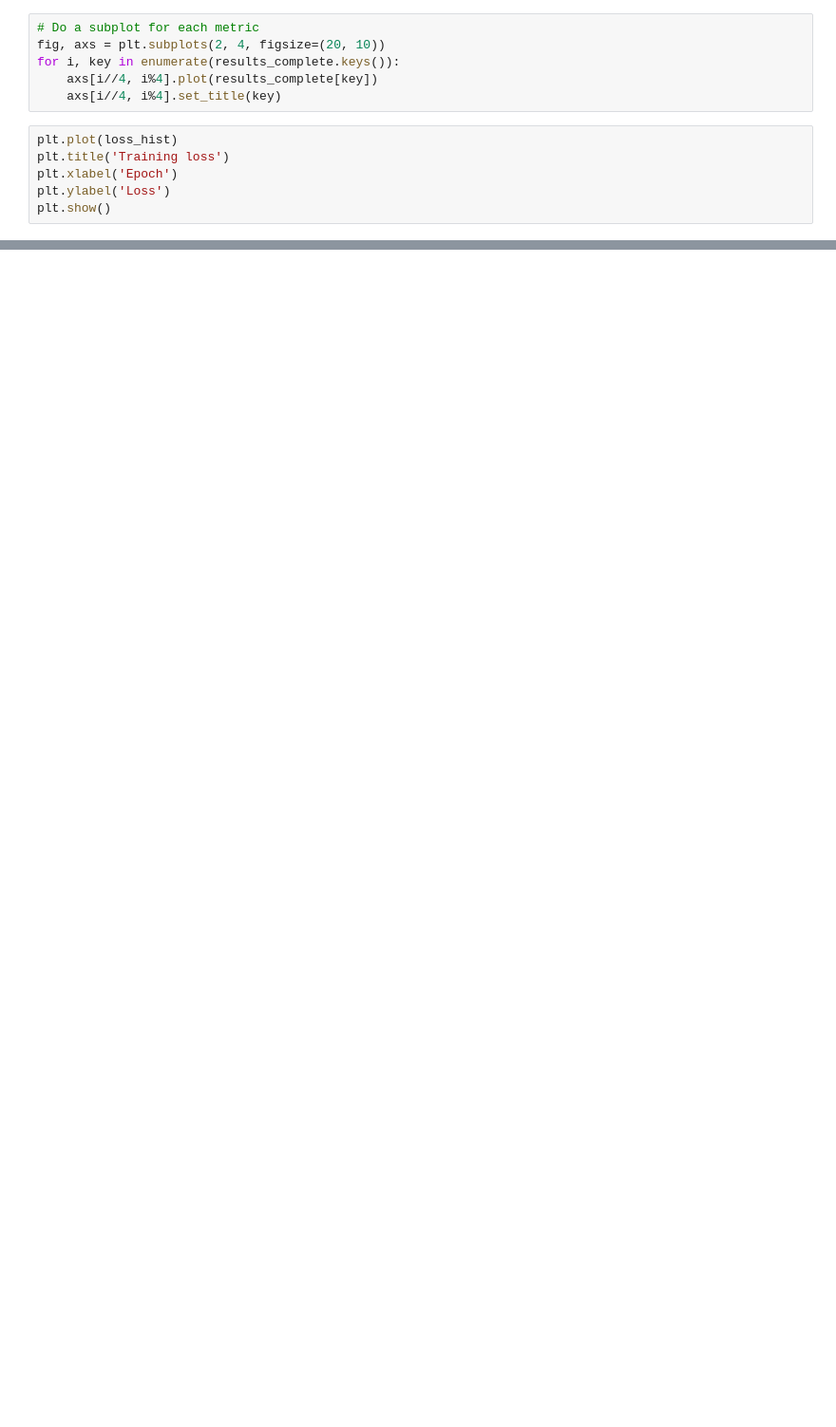
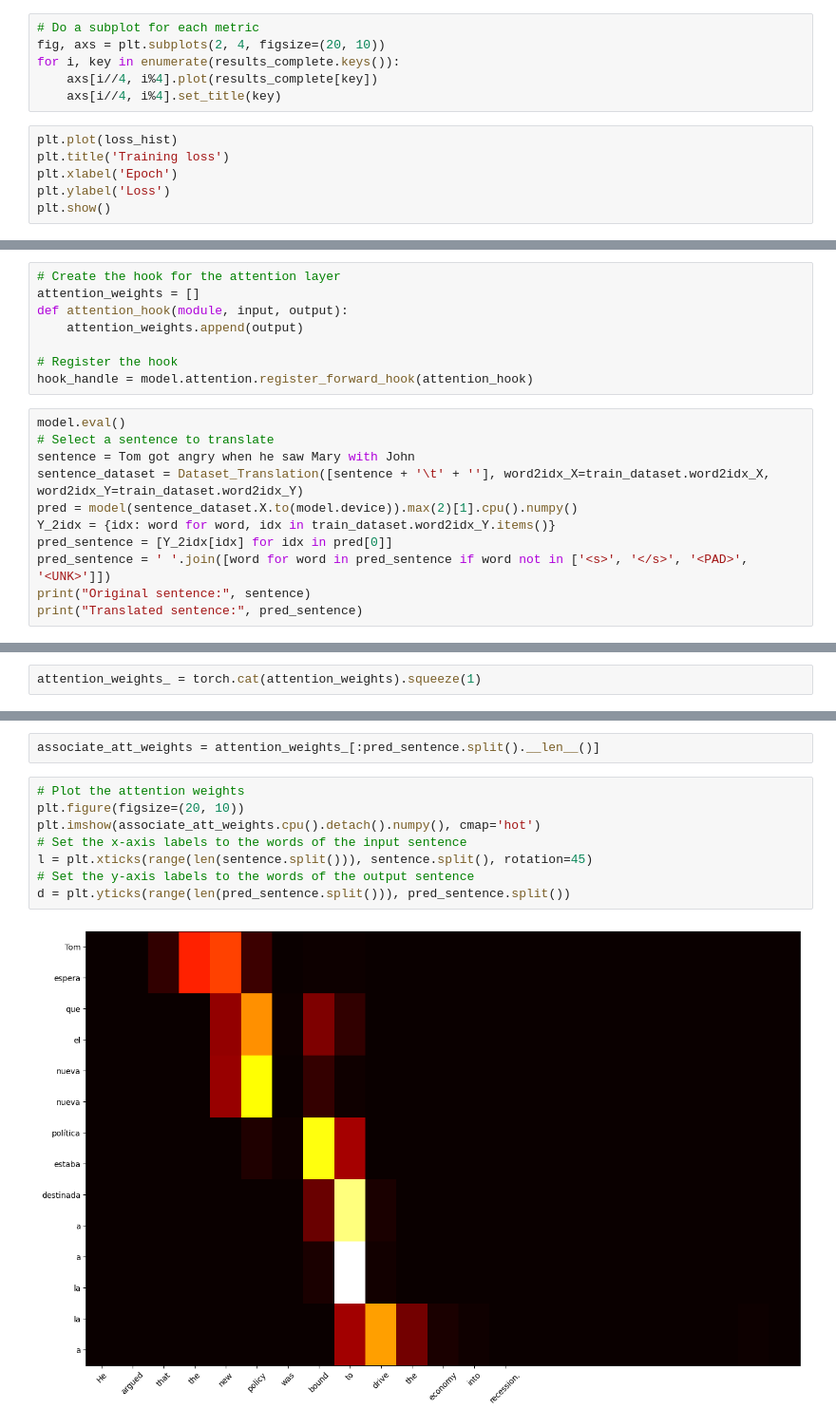
Before and after one commit to NilBiescas/NLP, a Jupyter notebook: exercises_day6/exercise6.ipynb, the cells around one changed output, grey strips where cells are left out. Shown at 95% size. Drawn from its saved outputs; the diff is of its cells as text; blank space fills up the shorter version.

```diff
--- a/exercises_day6/exercise6.ipynb
+++ b/exercises_day6/exercise6.ipynb
@@ -490,0 +602,19 @@ show_examples(model, test_dataloader, num_examples=30)
+# %%
+# Create the hook for the attention layer
+attention_weights = []
+def attention_hook(module, input, output):
+    attention_weights.append(output)
+
+# Register the hook
+hook_handle = model.attention.register_forward_hook(attention_hook)
+# %%
+model.eval()
+# Select a sentence to translate
+sentence = Tom got angry when he saw Mary with John
+sentence_dataset = Dataset_Translation([sentence + '\t' + ''], word2idx_X=train_dataset.word2idx_X, word2idx_Y=train_dataset.word2idx_Y)
+pred = model(sentence_dataset.X.to(model.device)).max(2)[1].cpu().numpy()
+Y_2idx = {idx: word for word, idx in train_dataset.word2idx_Y.items()}
+pred_sentence = [Y_2idx[idx] for idx in pred[0]]
+pred_sentence = ' '.join([word for word in pred_sentence if word not in ['<s>', '</s>', '<PAD>', '<UNK>']])
+print("Original sentence:", sentence)
+print("Translated sentence:", pred_sentence)
@@ -490,0 +624,2 @@ show_examples(model, test_dataloader, num_examples=30)
+# %%
+attention_weights_ = torch.cat(attention_weights).squeeze(1)
@@ -490,0 +628,12 @@ show_examples(model, test_dataloader, num_examples=30)
+# %%
+associate_att_weights = attention_weights_[:pred_sentence.split().__len__()]
+# %%
+# Plot the attention weights
+plt.figure(figsize=(20, 10))
+plt.imshow(associate_att_weights.cpu().detach().numpy(), cmap='hot')
+# Set the x-axis labels to the words of the input sentence
+l = plt.xticks(range(len(sentence.split())), sentence.split(), rotation=45)
+# Set the y-axis labels to the words of the output sentence
+d = plt.yticks(range(len(pred_sentence.split())), pred_sentence.split())
+# %% [output]
+[figure, added]
```
Also changed, not shown: parts of 21 cells of this notebook, 5 other files.
